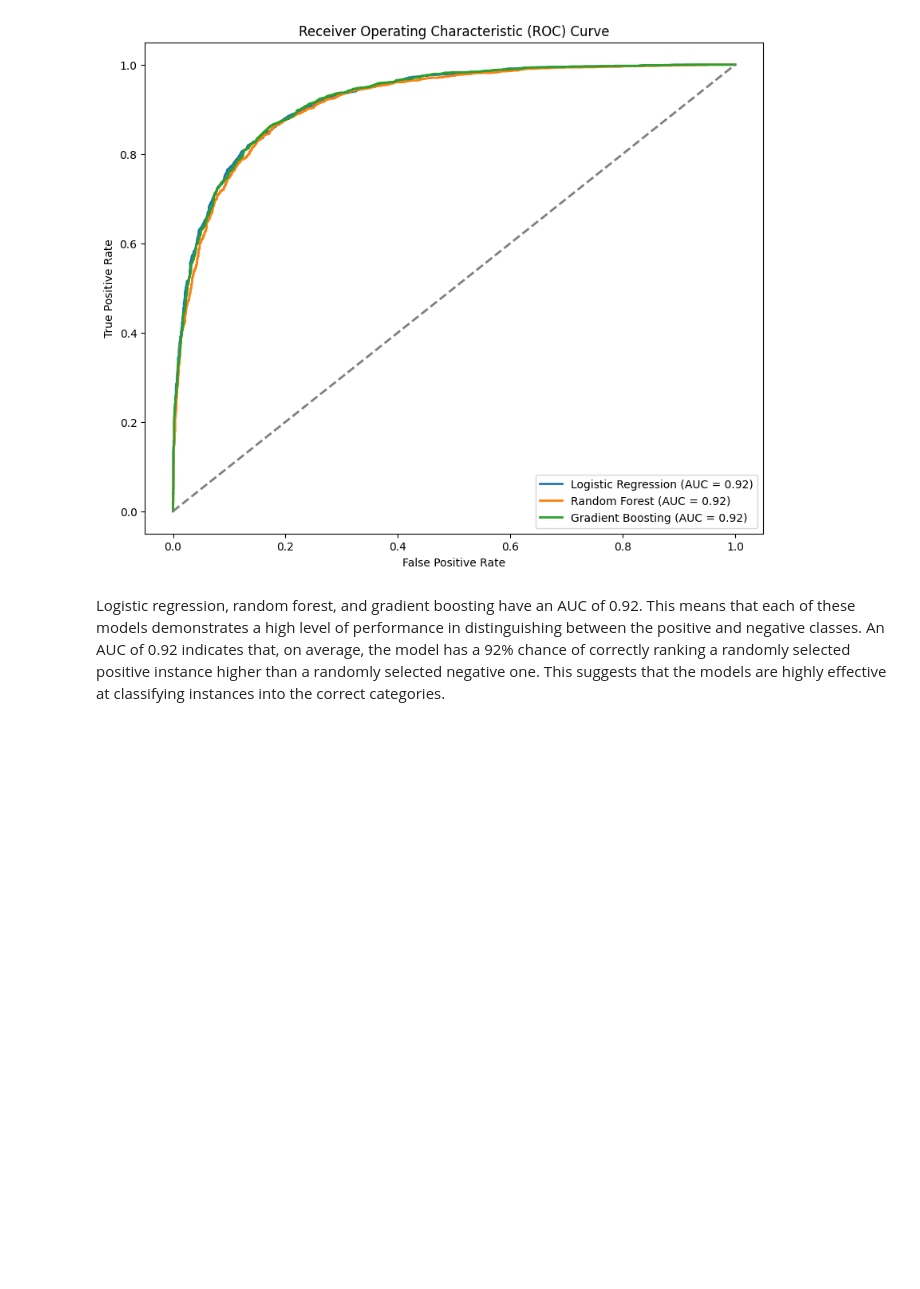
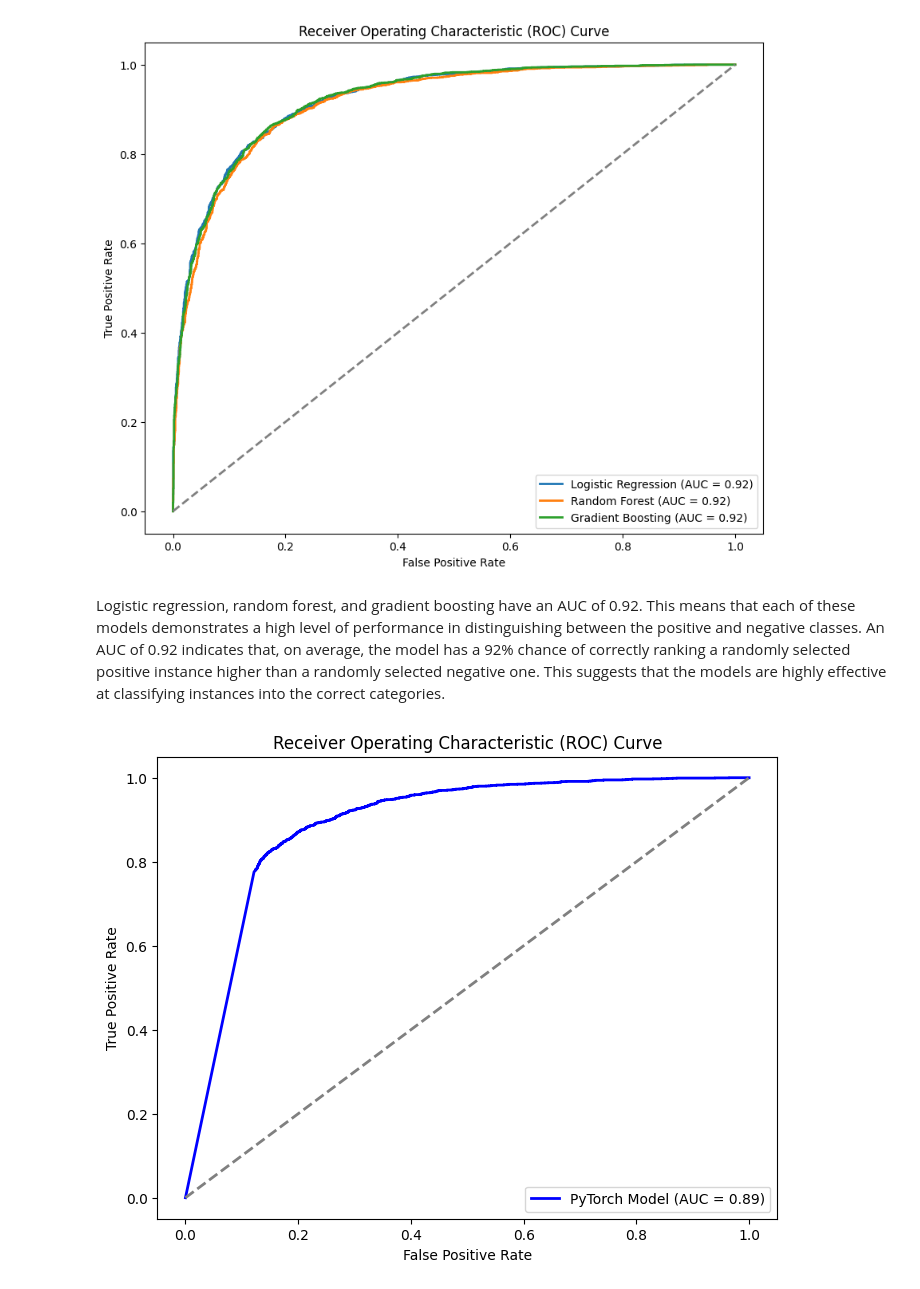
Before and after one commit to NaDub/ML_2024, a Jupyter notebook: Depression_Analysis_V1.ipynb, the cells around one changed output. Cells and saved outputs as stored; diff of their text form; code cells hidden in the pictures; blank space fills up the shorter version.

```diff
--- a/Depression_Analysis_V1.ipynb
+++ b/Depression_Analysis_V1.ipynb
@@ -1635,3 +1635,25 @@ plt.show()
 [figure]
 # %% [markdown]
 Logistic regression, random forest, and gradient boosting have an AUC of 0.92. This means that each of these models demonstrates a high level of performance in distinguishing between the positive and negative classes. An AUC of 0.92 indicates that, on average, the model has a 92% chance of correctly ranking a randomly selected positive instance higher than a randomly selected negative one. This suggests that the models are highly effective at classifying instances into the correct categories.
+# %%
+# Calculate ROC curve and AUC
+fpr, tpr, _ = roc_curve(y_true, predictions)
+roc_auc = auc(fpr, tpr)
+
+# Plot ROC curve
+plt.figure(figsize=(8, 6))
+plt.plot(fpr, tpr, color='b', lw=2, label=f'PyTorch Model (AUC = {roc_auc:.2f})')
+
+# Plot diagonal line (random model)
+plt.plot([0, 1], [0, 1], color='gray', linestyle='--', lw=2)
+
+# Add labels and title
+plt.xlabel('False Positive Rate')
+plt.ylabel('True Positive Rate')
+plt.title('Receiver Operating Characteristic (ROC) Curve')
+plt.legend(loc='lower right')
+
+# Show the plot
+plt.show()
+# %% [output]
+[figure, added]
```
